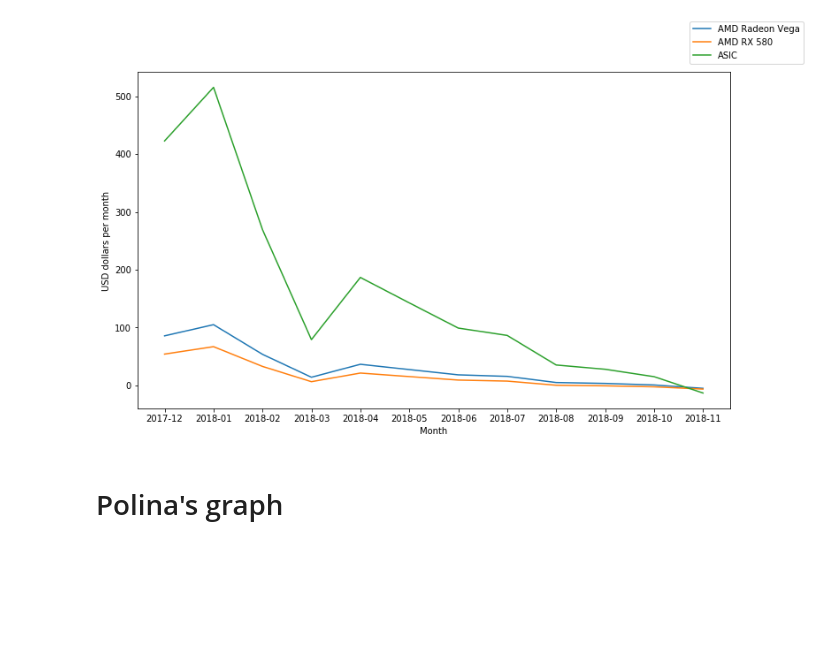
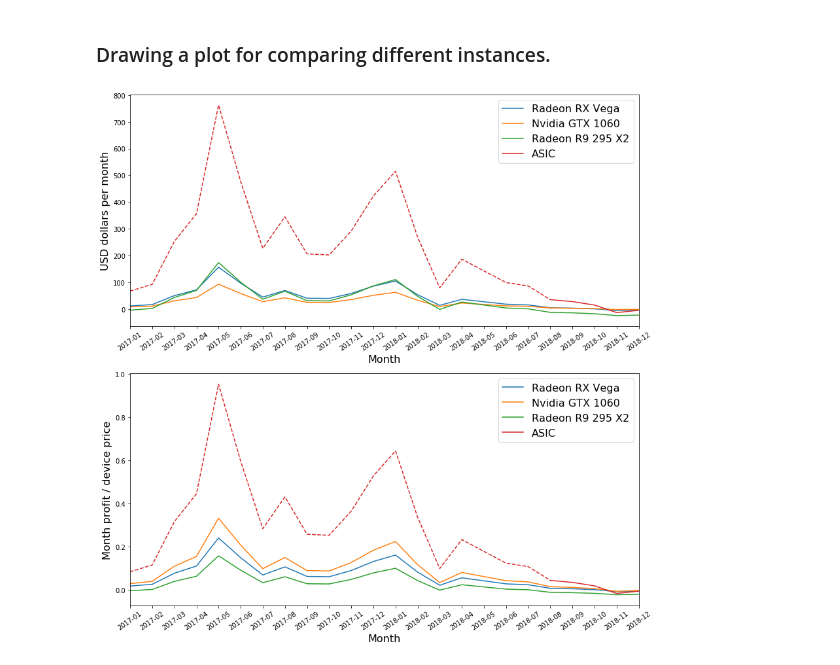
Before and after one commit to Ciroel/EtheriumMiningAnalysis, a Jupyter notebook: Analysis.ipynb, the cells around one changed output. Drawn from its saved outputs; the diff is of its cells as text; code cells hidden in the pictures; blank space fills up the shorter version.

```diff
--- a/Analysis.ipynb
+++ b/Analysis.ipynb
@@ -25,10 +35,12 @@ asic = MiningInstance(name='ASIC', hashrate=180, power=800)
 etherium_params = EtheriumParams(block_reward=3, block_time=15, network_hashrate=166*10**6, etherium_price=110)
 mining_location = MiningLocation(0.1, 'Somethere on the Earth')
+# %%
+mining_instance_list = [radeon_vega, nvidia_gtx_1060, radeon_R9_295_X2, asic, fgpa]  # core_i7
+mining_instance_dict = {mining_instance.name: mining_instance for mining_instance in mining_instance_list}
 # %%
 mining_instances_results = {}
 
-for mining_instance in [radeon_vega, amd_rx_580, asic]:
-    mining_instance_name = mining_instance.name
+for mining_instance_name, mining_instance in mining_instance_dict.items():
     profit_results_list = []
 
     for n_row in range(df.shape[0]):
@@ -51,21 +63,57 @@ for mining_instance in [radeon_vega, amd_rx_580, asic]:
 
     df_mining_instance = pd.DataFrame(profit_results_list)
     mining_instances_results[mining_instance_name] = df_mining_instance
-# %%
-plt.close()
-fig, ax = plt.subplots(1, 1, figsize=(12, 7))
-
-for mining_instances_name, mining_instances_result in mining_instances_results.items():
-    months = mining_instances_result['Month'].values
-    profit_per_month = mining_instances_result['profit_per_month']
-    ax.plot(months, profit_per_month, label=mining_instances_name)
-
-ax.set_xlabel('Month')
-ax.set_ylabel('USD dollars per month')
-fig.legend()
-# fig.tight_layout()
-plt.savefig('pic/profit.png')
-# %% [output]
-[figure, removed]
-# %% [markdown]
-# Polina's graph
+# %% [markdown]
+### Drawing a plot for comparing different instances.
+# %%
+plt.close()
+fig, ax = plt.subplots(2, 1, figsize=(12, 12))#, sharex=True)
+
+for mining_instances_name, mining_instances_result in mining_instances_results.items():
+    if mining_instances_name in ['FPGA']:
+        continue
+
+    months = mining_instances_result['Month'].values
+    profit_per_month = mining_instances_result['profit_per_month']
+    cost = mining_instance_dict[mining_instances_name].cost
+    release_month = mining_instance_dict[mining_instances_name].release_month
+
+    if release_month is None:
+        ax[0].plot(months, profit_per_month, label=mining_instances_name)
+        ax[1].plot(months, profit_per_month/cost, label=mining_instances_name)
+    else:
+        mask_before = months <= release_month
+        mask_after = months >= release_month
+        ax[0].plot(months[mask_before], profit_per_month[mask_before].values, linestyle='--', alpha=1)
+        ax[1].plot(months[mask_before], profit_per_month[mask_before].values/cost, linestyle='--', alpha=1)
+        color_0 = ax[0].lines[-1]._color
+        color_1 = ax[1].lines[-1]._color
+        ax[0].plot(months[mask_after], profit_per_month[mask_after], label=mining_instances_name, color=color_0)
+        ax[1].plot(months[mask_after], profit_per_month[mask_after]/cost, label=mining_instances_name, color=color_1)
+
+for axis_num in [0, 1]:
+    ax[axis_num].tick_params(axis='x', rotation=35)
+#     ax[axis_num].tick_params(axis='x',
+    ax[axis_num].set_xlabel('Month', fontsize=16)
+#     xlabels_new = list(ax[axis_num].get_xticklabels())
+#     print(xlabels_new)
+#     xlabels_new = [xlabel._text for xlabel in xlabels_new]
+#     ax[axis_num].set_xticklabels(xlabels_new, fontsize=14)
+# #     ax[axis_num].set_yticklabels(list(ax[axis_num].get_yticklabels()), fontsize=14)
+# #     ax[axis_num].set_yticklabels(, fontsize=14)
+
+
+ax[0].set_xlim(0, len(months) - 1)
+ax[1].set_xlim(0, len(months) - 1)
+
+ax[0].set_ylabel('USD dollars per month', fontsize=16)
+ax[1].set_ylabel('Month profit / device price', fontsize=16)
+# ax[0].set_title('MMining profit')
+
+ax[0].legend(fontsize=16)
+ax[1].legend(fontsize=16)
+# plt.yticks(fontsize=14)
+plt.tight_layout()
+plt.savefig('pic/profit.png', )
+# %% [output]
+[figure, added]
```
Also changed, not shown: parts of 28 cells of this notebook, 5 other files.
